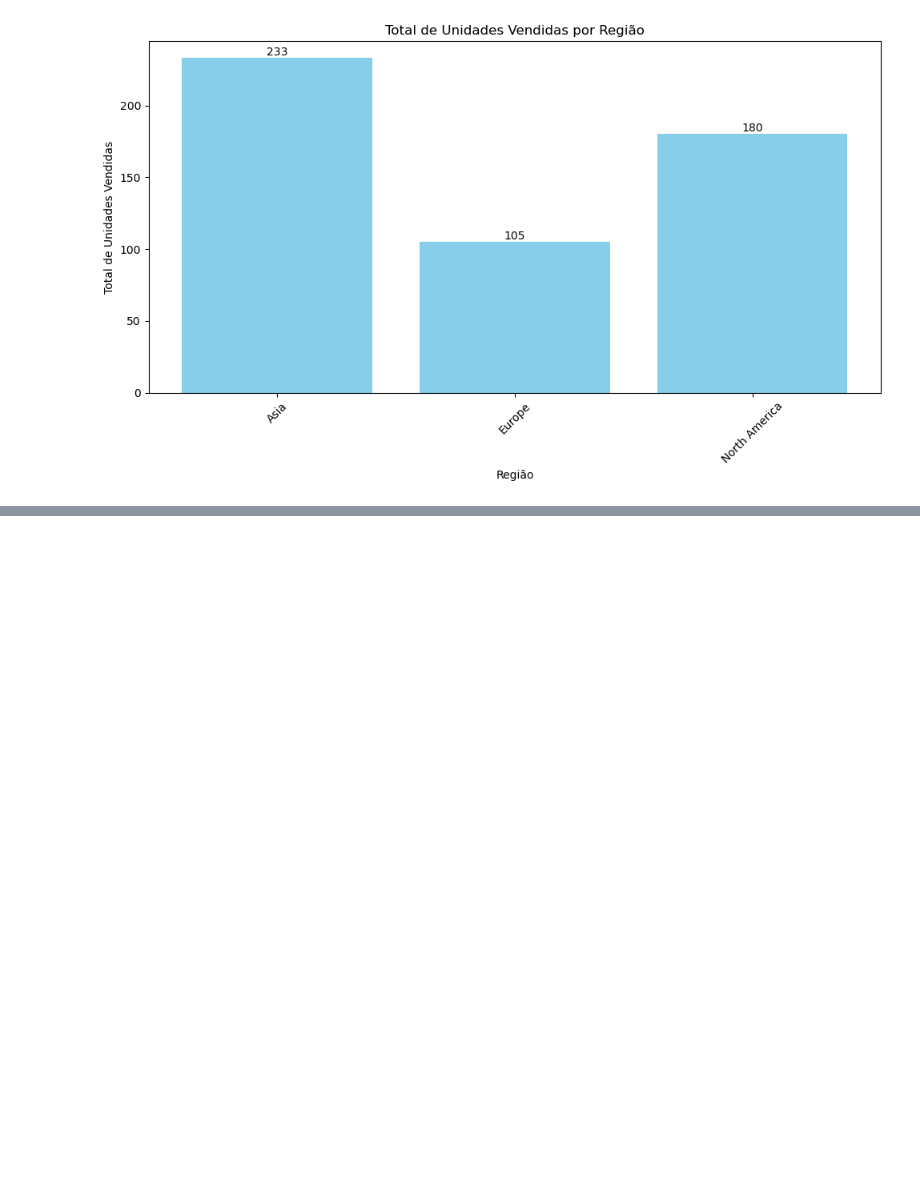
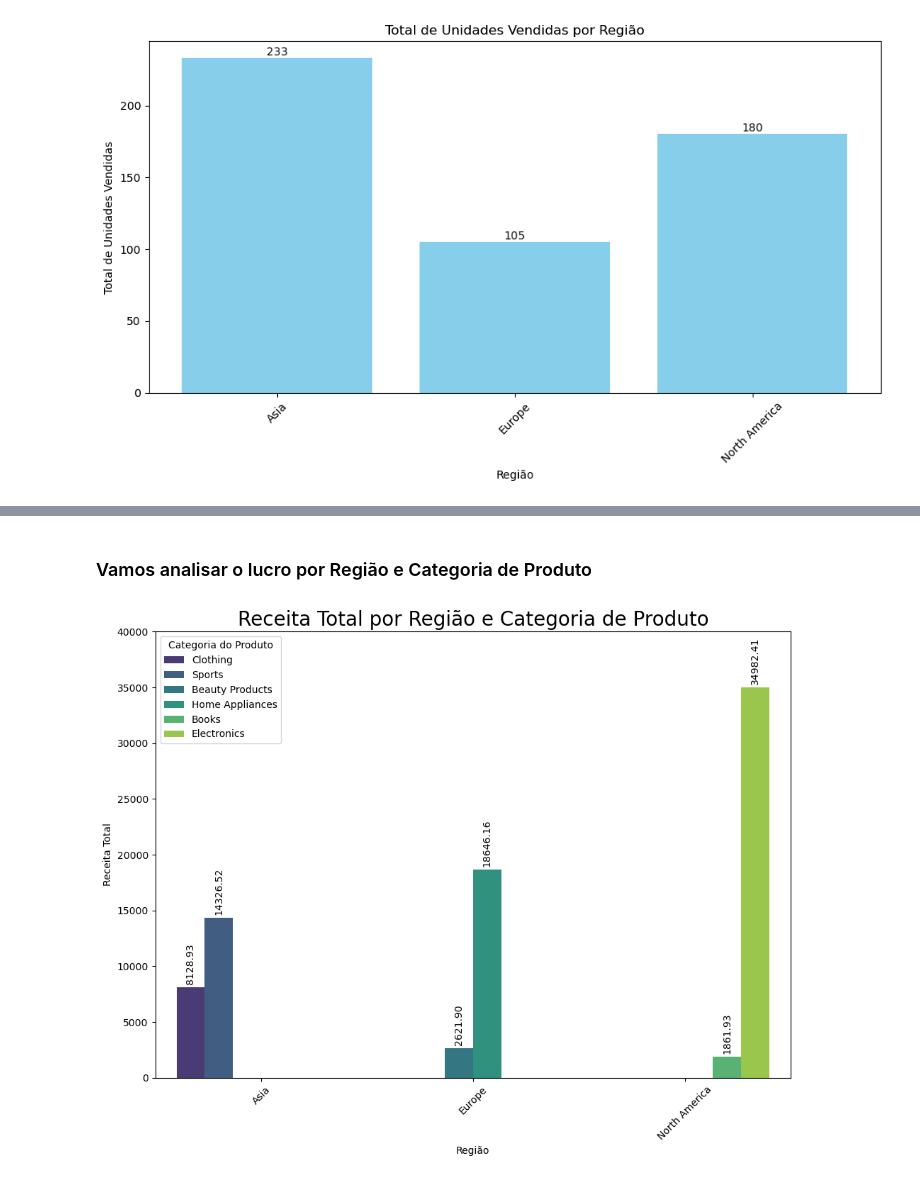
Before and after one commit to RichardHra2023/Projeto-Vendas-Online, a Jupyter notebook: Projeto Vendas Online.ipynb, the cells around one changed output, grey strips where cells are left out. Cells and saved outputs as stored; diff of their text form; code cells hidden in the pictures; blank space fills up the shorter version.

```diff
--- a/Projeto Vendas Online.ipynb
+++ b/Projeto Vendas Online.ipynb
@@ -327,0 +361,24 @@ plt.show()
+# %% [markdown]
+### Vamos analisar o lucro por Região e Categoria de Produto
+# %%
+regiao_categoria_df = df.groupby(['Region', 'Product Category'])['Total Revenue'].sum().reset_index()
+# %%
+# Criando o gráfico de barras usando seaborn
+plt.figure(figsize=(10, 8))
+ax = sns.barplot(x='Region', y='Total Revenue', hue='Product Category', data=regiao_categoria_df, palette='viridis')
+
+# Adicionando rótulos de dados nas barras para facilitar a leitura dos valores
+for container in ax.containers:
+    ax.bar_label(container, fmt='%.2f', padding=3, rotation=90)
+
+# Configurando os rótulos e o título
+plt.xlabel('Região')
+plt.ylabel('Receita Total')
+plt.title('Receita Total por Região e Categoria de Produto', size = 20)
+plt.xticks(rotation=45)
+plt.ylim(0, 40000)
+plt.legend(title='Categoria do Produto')
+plt.tight_layout()
+plt.show()
+# %% [output]
+[figure, added]
```
Also changed, not shown: parts of 17 cells of this notebook.
